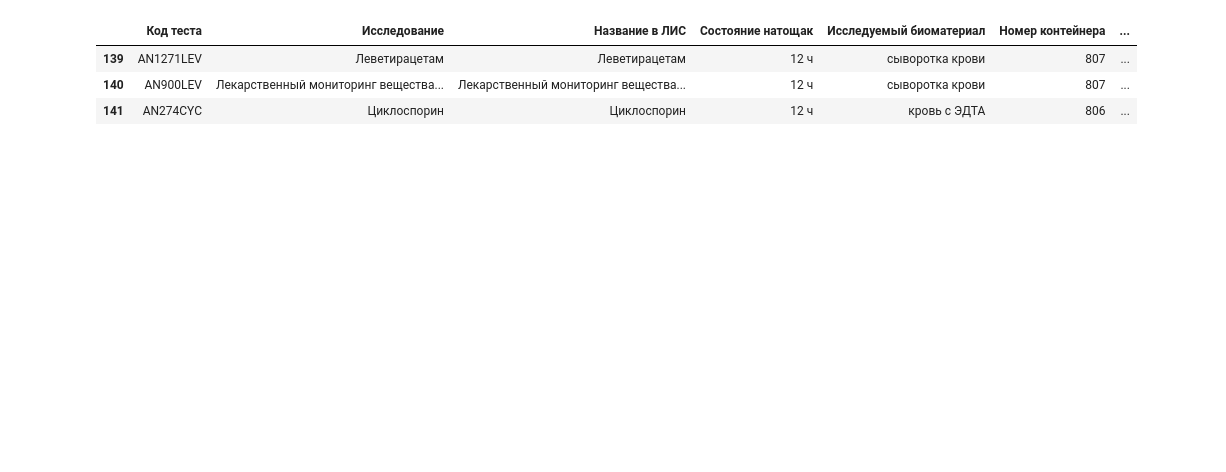
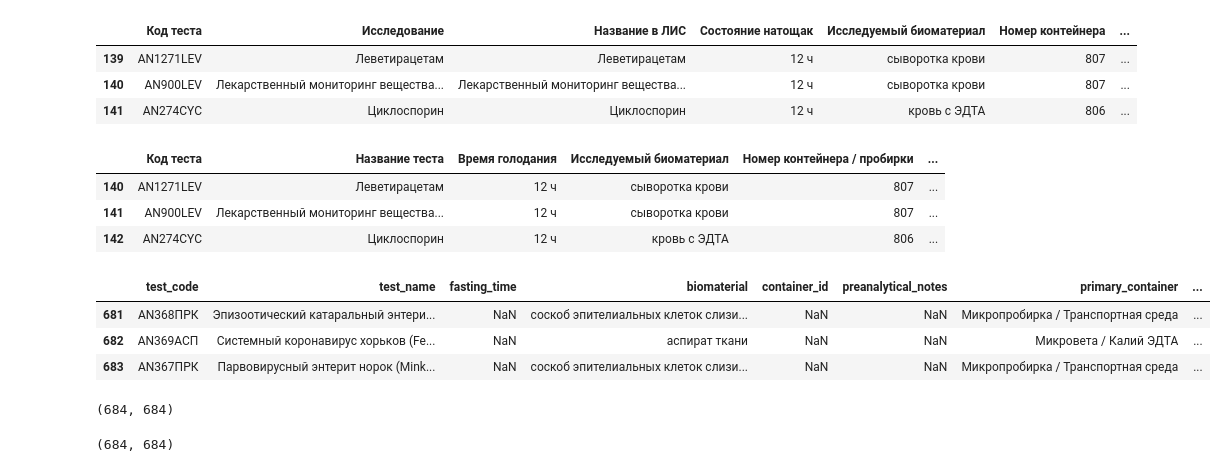
Before and after one commit to Ironiti/AI_X_VET_Assistant, a Jupyter notebook: notebooks/data_review.ipynb, the cells around one changed output. Saved outputs shown, nothing was run; the diff lists cells and outputs as text; code cells hidden in the pictures; blank space fills up the shorter version.

```diff
--- a/notebooks/data_review.ipynb
+++ b/notebooks/data_review.ipynb
@@ -5,3 +5,4 @@ from pathlib import Path
 file_path = Path().resolve() # Path(__file__).resolve()
 project_dir = file_path.parent
 raw_data_path = project_dir / 'data' / 'raw'
+processed_data_path = project_dir / 'data' / 'processed'
@@ -12,3 +42,26 @@ pd.read_csv(filepath_or_buffer=raw_data_path / 'Основной.csv', sep=';',
 | 139 | AN1271LEV | Леветирацетам | Леветирацетам | 12 ч | сыворотка крови | 807 | ... |
 | 140 | AN900LEV | Лекарственный мониторинг вещества... | Лекарственный мониторинг вещества... | 12 ч | сыворотка крови | 807 | ... |
 | 141 | AN274CYC | Циклоспорин | Циклоспорин | 12 ч | кровь с ЭДТА | 806 | ... |
+# %%
+pd.read_excel(raw_data_path / 'Преаналитика и локализации.xlsx', sheet_name='Основной').tail(3)
+# %% [output]
+|  | Код теста | Название теста | Время голодания | Исследуемый биоматериал | Номер контейнера / пробирки | ... |
+| 140 | AN1271LEV | Леветирацетам | 12 ч | сыворотка крови | 807 | ... |
+| 141 | AN900LEV | Лекарственный мониторинг вещества... | 12 ч | сыворотка крови | 807 | ... |
+| 142 | AN274CYC | Циклоспорин | 12 ч | кровь с ЭДТА | 806 | ... |
+# %%
+df = pd.read_excel(processed_data_path / 'preanalytics_data.xlsx')
+df.tail(3)
+# %% [output]
+|  | test_code | test_name | fasting_time | biomaterial | container_id | preanalytical_notes | primary_container | ... |
+| 681 | AN368ПРК | Эпизоотический катаральный энтери... | NaN | соскоб эпителиальных клеток слизи... | NaN | NaN | Микропробирка / Транспортная среда | ... |
+| 682 | AN369АСП | Системный коронавирус хорьков (Fe... | NaN | аспират ткани | NaN | NaN | Микровета / Калий ЭДТА | ... |
+| 683 | AN367ПРК | Парвовирусный энтерит норок (Mink... | NaN | соскоб эпителиальных клеток слизи... | NaN | NaN | Микропробирка / Транспортная среда | ... |
+# %%
+len(df['test_code']), len(df['test_code'].unique())
+# %% [output]
+(684, 684)
+# %%
+len(df['test_name']), len(df['test_name'].unique())
+# %% [output]
+(684, 684)
```
Also changed, not shown: parts of 2 cells of this notebook, 33 other files.
